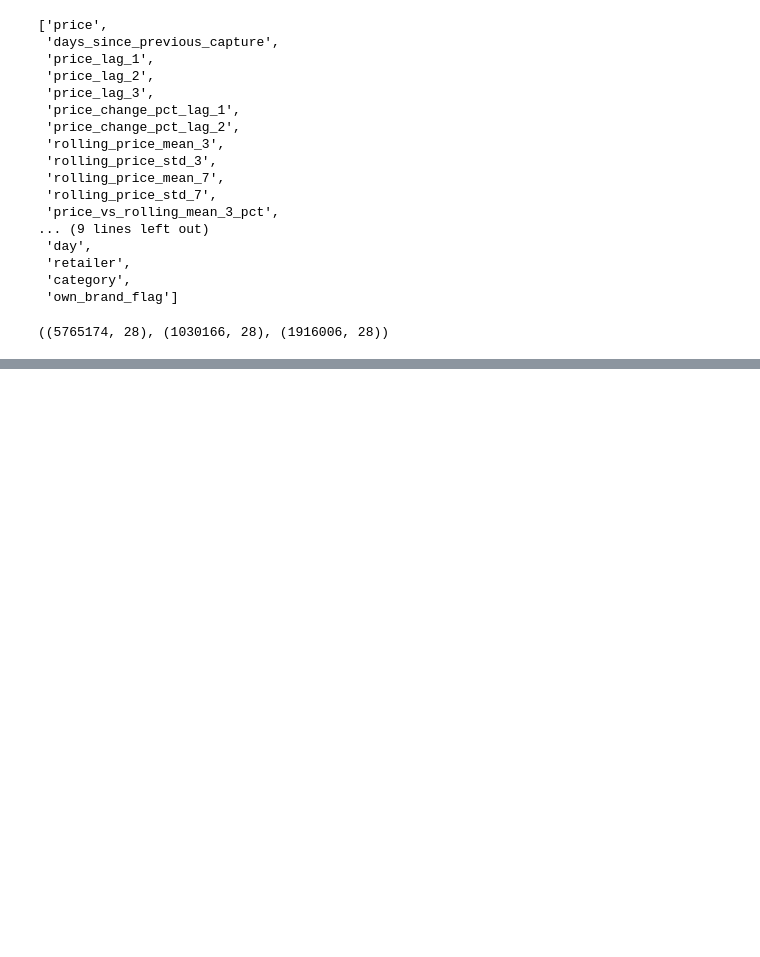
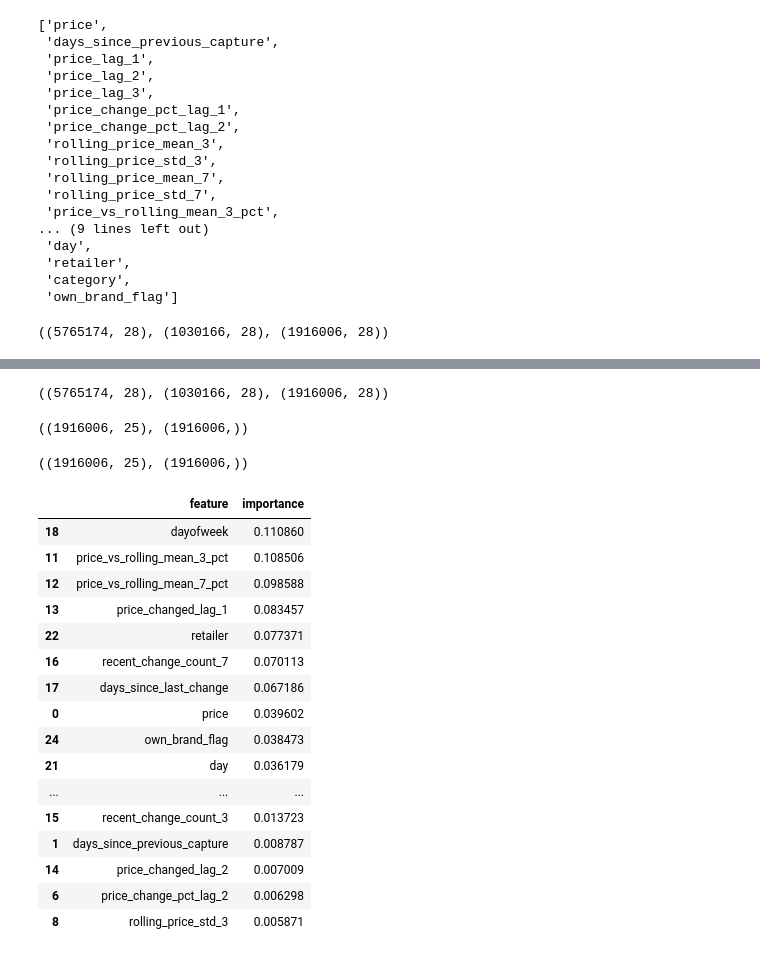
Before and after one commit to kondacharansair-ctrl/supermarket-price-direction, a Jupyter notebook: notebooks/08_model_interpretation.ipynb, the cells around one changed output, grey strips where cells are left out. Drawn from its saved outputs; the diff is of its cells as text; code cells hidden in the pictures; blank space fills up the shorter version.

```diff
--- a/notebooks/08_model_interpretation.ipynb
+++ b/notebooks/08_model_interpretation.ipynb
@@ -108,0 +146,25 @@ train_df.shape, val_df.shape, test_df.shape
+# %%
+target_col = "target_direction_h1_t05"
+
+id_cols = ["product_id", "date"]
+
+feature_cols = [
+    col for col in df.columns
+    if col not in id_cols + [target_col]
+]
+
+train_end = pd.Timestamp("2024-03-10")
+val_end = pd.Timestamp("2024-03-24")
+
+train_df = df[df["date"] <= train_end].copy()
+
+val_df = df[
+    (df["date"] > train_end) &
+    (df["date"] <= val_end)
+].copy()
+
+test_df = df[df["date"] > val_end].copy()
+
+train_df.shape, val_df.shape, test_df.shape
+# %% [output]
+((5765174, 28), (1030166, 28), (1916006, 28))
@@ -108,0 +189,48 @@ train_df.shape, val_df.shape, test_df.shape
+# %%
+label_map = {
+    "Down": 0,
+    "Stable": 1,
+    "Up": 2,
+}
+
+inverse_label_map = {
+    0: "Down",
+    1: "Stable",
+    2: "Up",
+}
+
+X_test = test_df[feature_cols].copy()
+y_test = test_df[target_col].map(label_map).astype("int8")
+
+X_test.shape, y_test.shape
+# %% [output]
+((1916006, 25), (1916006,))
+# %%
+X_test.shape, y_test.shape
+# %% [output]
+((1916006, 25), (1916006,))
+# %%
+feature_importance = pd.DataFrame({
+    "feature": feature_cols,
+    "importance": model.feature_importances_
+}).sort_values("importance", ascending=False)
+
+feature_importance
+# %% [output]
+|  | feature | importance |
+| 18 | dayofweek | 0.110860 |
+| 11 | price_vs_rolling_mean_3_pct | 0.108506 |
+| 12 | price_vs_rolling_mean_7_pct | 0.098588 |
+| 13 | price_changed_lag_1 | 0.083457 |
+| 22 | retailer | 0.077371 |
+| 16 | recent_change_count_7 | 0.070113 |
+| 17 | days_since_last_change | 0.067186 |
+| 0 | price | 0.039602 |
+| 24 | own_brand_flag | 0.038473 |
+| 21 | day | 0.036179 |
+| ... | ... | ... |
+| 15 | recent_change_count_3 | 0.013723 |
+| 1 | days_since_previous_capture | 0.008787 |
+| 14 | price_changed_lag_2 | 0.007009 |
+| 6 | price_change_pct_lag_2 | 0.006298 |
+| 8 | rolling_price_std_3 | 0.005871 |
```
Also changed, not shown: parts of 9 cells of this notebook.
